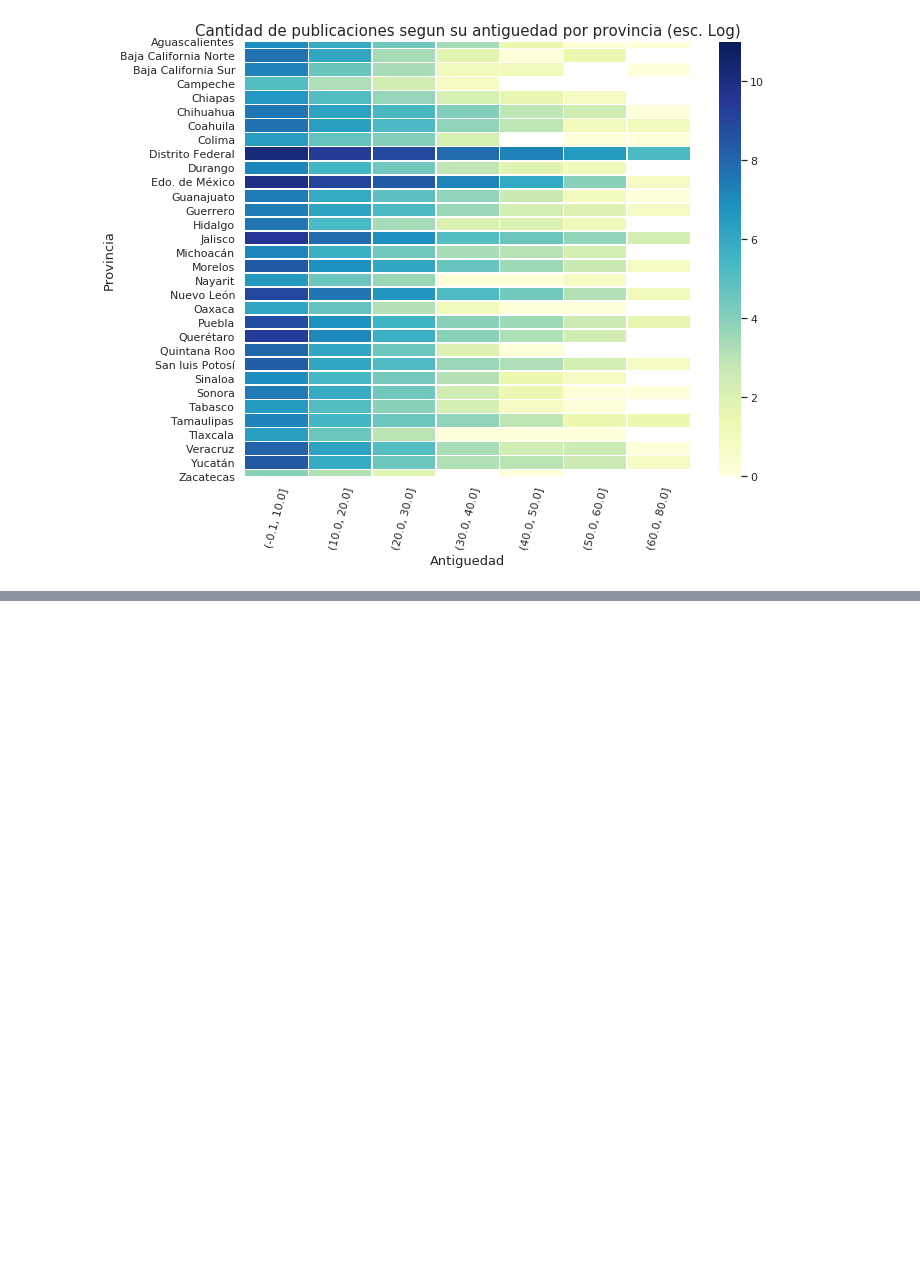
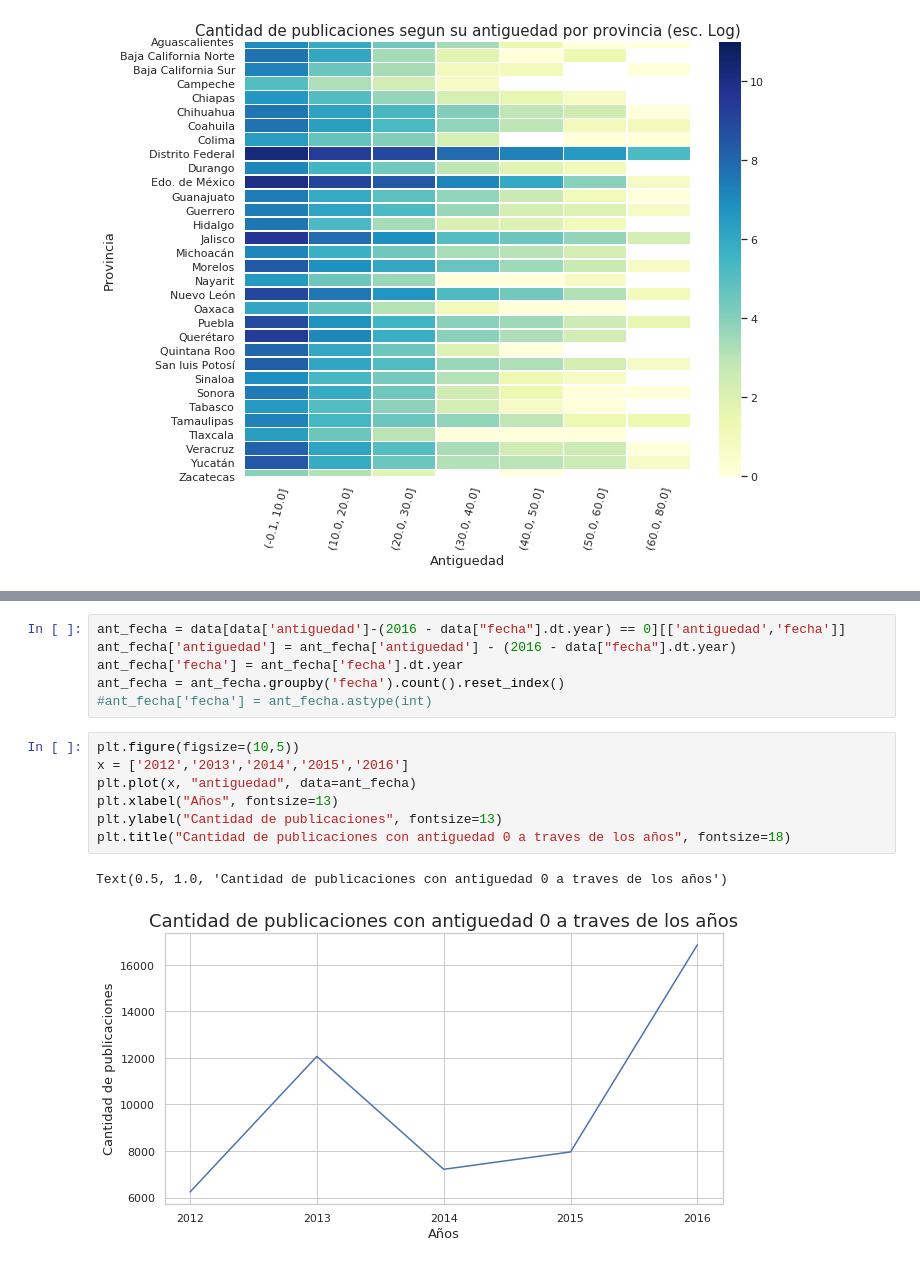
Before and after one commit to PBrrtrn/7506-organizacion-de-datos, a Jupyter notebook: src/exp/exploracion_por_antiguedad.ipynb, the cells around one changed output, grey strips where cells are left out. Cells and saved outputs as stored; diff of their text form; blank space fills up the shorter version.

```diff
--- a/src/exp/exploracion_por_antiguedad.ipynb
+++ b/src/exp/exploracion_por_antiguedad.ipynb
@@ -287,0 +302,16 @@ Text(0, 0.5, 'Cantidad')
+# %%
+ant_fecha = data[data['antiguedad']-(2016 - data["fecha"].dt.year) == 0][['antiguedad','fecha']]
+ant_fecha['antiguedad'] = ant_fecha['antiguedad'] - (2016 - data["fecha"].dt.year)
+ant_fecha['fecha'] = ant_fecha['fecha'].dt.year
+ant_fecha = ant_fecha.groupby('fecha').count().reset_index()
+#ant_fecha['fecha'] = ant_fecha.astype(int)
+# %%
+plt.figure(figsize=(10,5))
+x = ['2012','2013','2014','2015','2016']
+plt.plot(x, "antiguedad", data=ant_fecha)
+plt.xlabel("Años", fontsize=13)
+plt.ylabel("Cantidad de publicaciones", fontsize=13)
+plt.title("Cantidad de publicaciones con antiguedad 0 a traves de los años", fontsize=18)
+# %% [output]
+Text(0.5, 1.0, 'Cantidad de publicaciones con antiguedad 0 a traves de los años')
+[figure, added]
```
Also changed, not shown: parts of 4 cells of this notebook, 1 other file.
